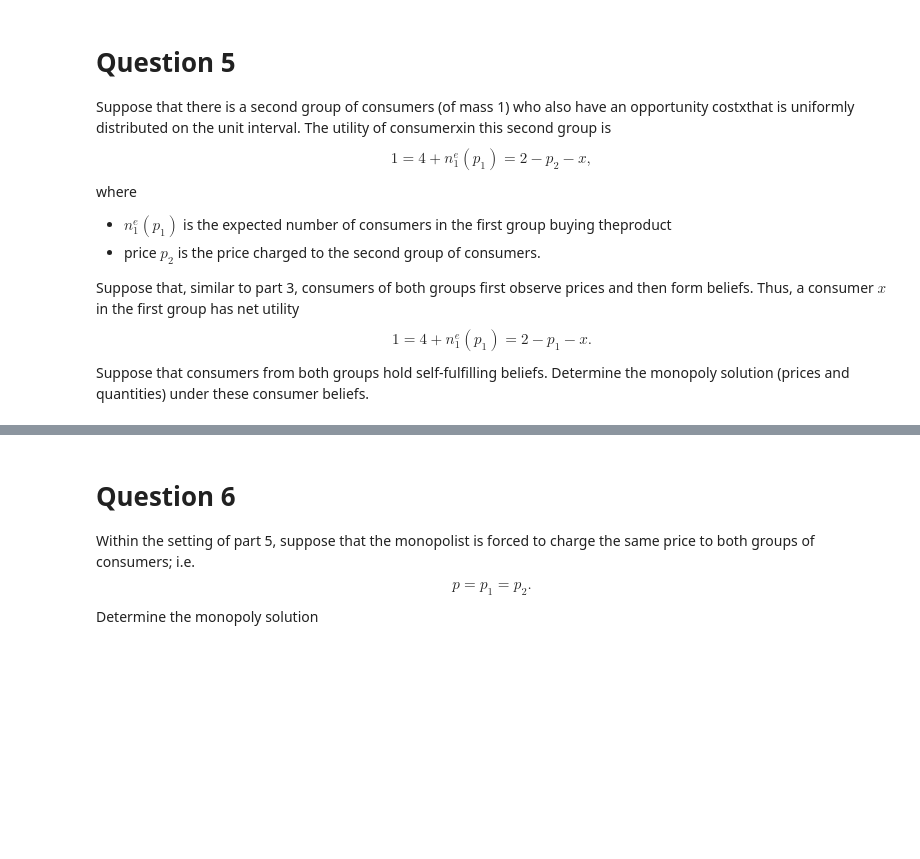
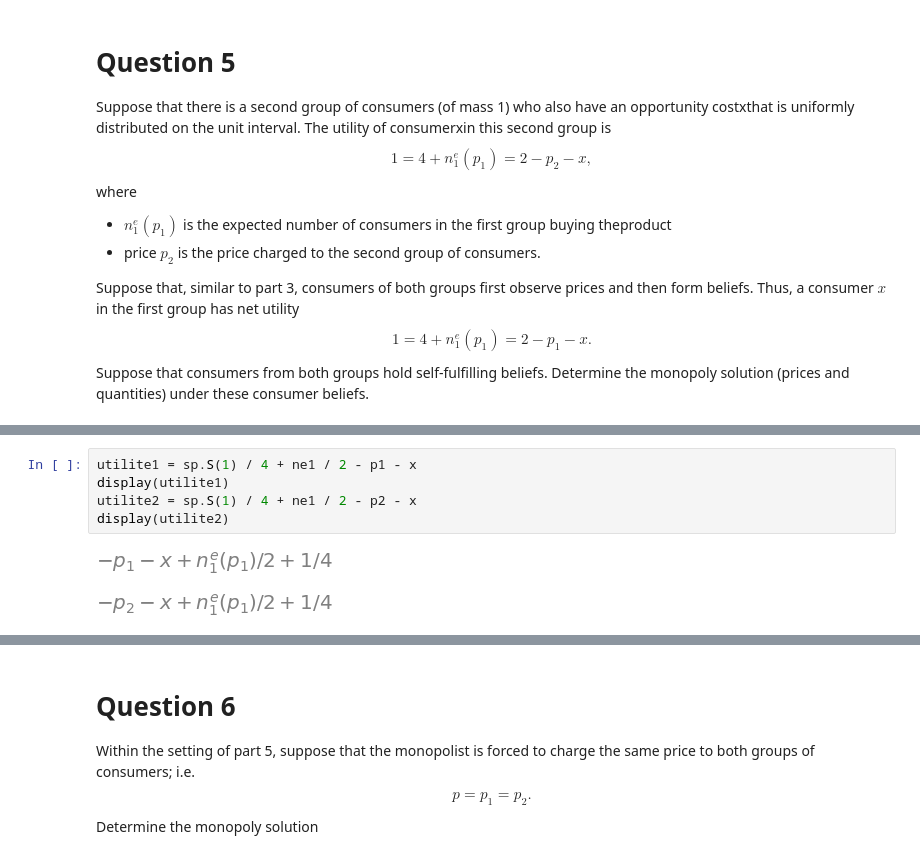
Before and after one commit to MECEN-TOURS/SI-2020-2021, a Jupyter notebook: exercice_introductif/Initial.ipynb, the cells around one changed output, grey strips where cells are left out. Drawn from its saved outputs; the diff is of its cells as text; blank space fills up the shorter version.

```diff
--- a/exercice_introductif/Initial.ipynb
+++ b/exercice_introductif/Initial.ipynb
@@ -317,0 +328,8 @@ Determine the monopoly solution (prices and quantities) under these consumer bel
+# %%
+utilite1 = sp.S(1) / 4 + ne1 / 2 - p1 - x
+display(utilite1)
+utilite2 = sp.S(1) / 4 + ne1 / 2 - p2 - x
+display(utilite2)
+# %% [output]
+[figure, added]
+[figure, added]
```
Also changed, not shown: parts of 10 cells of this notebook.
